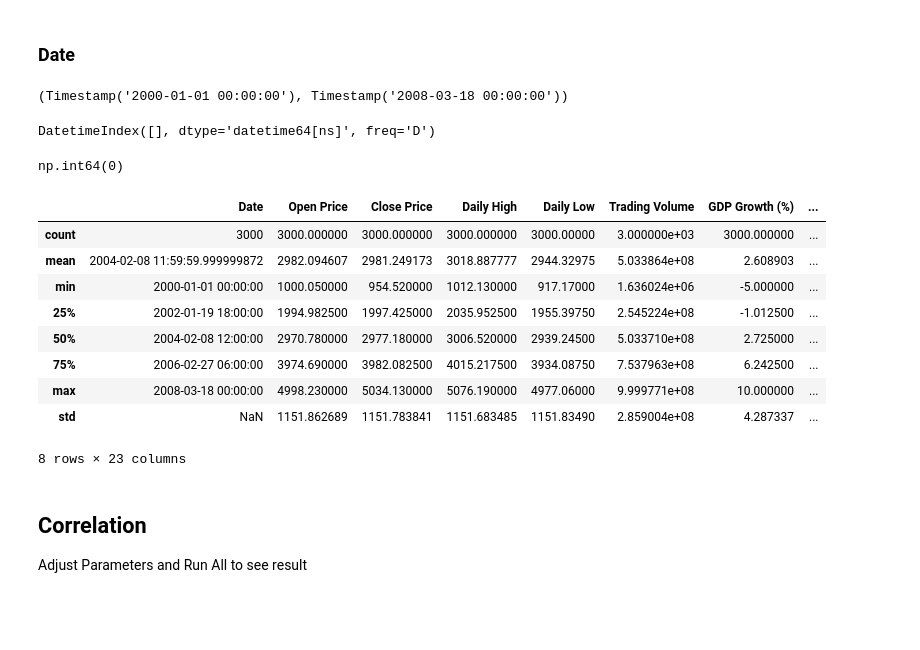
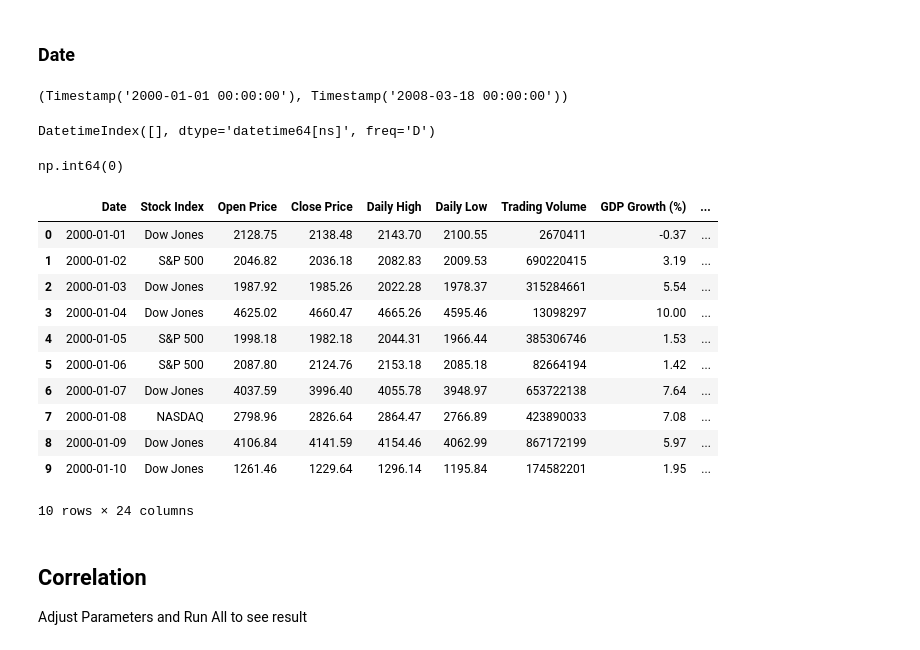
Before and after one commit to syttpz/Finance-Economics-Time-Series-Analysis, a Jupyter notebook: data_analysis_eddy.ipynb, the cells around one changed output. Cells and saved outputs as stored; diff of their text form; code cells hidden in the pictures; blank space fills up the shorter version.

```diff
--- a/data_analysis_eddy.ipynb
+++ b/data_analysis_eddy.ipynb
@@ -81,28 +81,30 @@ np.int64(0)
 # %%
 df['Date'] = pd.to_datetime(df['Date']) # convert object to datetime
 
 df['Date'].min(), df['Date'].max()
 expect_range = pd.date_range(start=df['Date'].min(), end=df['Date'].max(), freq='D')
 expect_range.difference(df['Date'])
 df['Date'].duplicated().sum()
+
+
+df.sort_values('Date', inplace=True) # in memory only
+df.head(10)
 # %% [output]
 (Timestamp('2000-01-01 00:00:00'), Timestamp('2008-03-18 00:00:00'))
 DatetimeIndex([], dtype='datetime64[ns]', freq='D')
 np.int64(0)
+|  | Date | Stock Index | Open Price | Close Price | Daily High | Daily Low | Trading Volume | GDP Growth (%) | ... |
+| 0 | 2000-01-01 | Dow Jones | 2128.75 | 2138.48 | 2143.70 | 2100.55 | 2670411 | -0.37 | ... |
+| 1 | 2000-01-02 | S&P 500 | 2046.82 | 2036.18 | 2082.83 | 2009.53 | 690220415 | 3.19 | ... |
+| 2 | 2000-01-03 | Dow Jones | 1987.92 | 1985.26 | 2022.28 | 1978.37 | 315284661 | 5.54 | ... |
+| 3 | 2000-01-04 | Dow Jones | 4625.02 | 4660.47 | 4665.26 | 4595.46 | 13098297 | 10.00 | ... |
+| 4 | 2000-01-05 | S&P 500 | 1998.18 | 1982.18 | 2044.31 | 1966.44 | 385306746 | 1.53 | ... |
+| 5 | 2000-01-06 | S&P 500 | 2087.80 | 2124.76 | 2153.18 | 2085.18 | 82664194 | 1.42 | ... |
+| 6 | 2000-01-07 | Dow Jones | 4037.59 | 3996.40 | 4055.78 | 3948.97 | 653722138 | 7.64 | ... |
+| 7 | 2000-01-08 | NASDAQ | 2798.96 | 2826.64 | 2864.47 | 2766.89 | 423890033 | 7.08 | ... |
+| 8 | 2000-01-09 | Dow Jones | 4106.84 | 4141.59 | 4154.46 | 4062.99 | 867172199 | 5.97 | ... |
+| 9 | 2000-01-10 | Dow Jones | 1261.46 | 1229.64 | 1296.14 | 1195.84 | 174582201 | 1.95 | ... |
+10 rows × 24 columns
-# %%
-df.describe()
-df.sort_values('Date', inplace=True) # Change DF in memory only
-# %% [output]
-|  | Date | Open Price | Close Price | Daily High | Daily Low | Trading Volume | GDP Growth (%) | ... |
-| count | 3000 | 3000.000000 | 3000.000000 | 3000.000000 | 3000.00000 | 3.000000e+03 | 3000.000000 | ... |
-| mean | 2004-02-08 11:59:59.999999872 | 2982.094607 | 2981.249173 | 3018.887777 | 2944.32975 | 5.033864e+08 | 2.608903 | ... |
-| min | 2000-01-01 00:00:00 | 1000.050000 | 954.520000 | 1012.130000 | 917.17000 | 1.636024e+06 | -5.000000 | ... |
-| 25% | 2002-01-19 18:00:00 | 1994.982500 | 1997.425000 | 2035.952500 | 1955.39750 | 2.545224e+08 | -1.012500 | ... |
-| 50% | 2004-02-08 12:00:00 | 2970.780000 | 2977.180000 | 3006.520000 | 2939.24500 | 5.033710e+08 | 2.725000 | ... |
-| 75% | 2006-02-27 06:00:00 | 3974.690000 | 3982.082500 | 4015.217500 | 3934.08750 | 7.537963e+08 | 6.242500 | ... |
-| max | 2008-03-18 00:00:00 | 4998.230000 | 5034.130000 | 5076.190000 | 4977.06000 | 9.999771e+08 | 10.000000 | ... |
-| std | NaN | 1151.862689 | 1151.783841 | 1151.683485 | 1151.83490 | 2.859004e+08 | 4.287337 | ... |
-8 rows × 23 columns
 # %% [markdown]
 ## Correlation
 Adjust Parameters and Run All to see result
```
Also changed, not shown: parts of 2 cells of this notebook.
